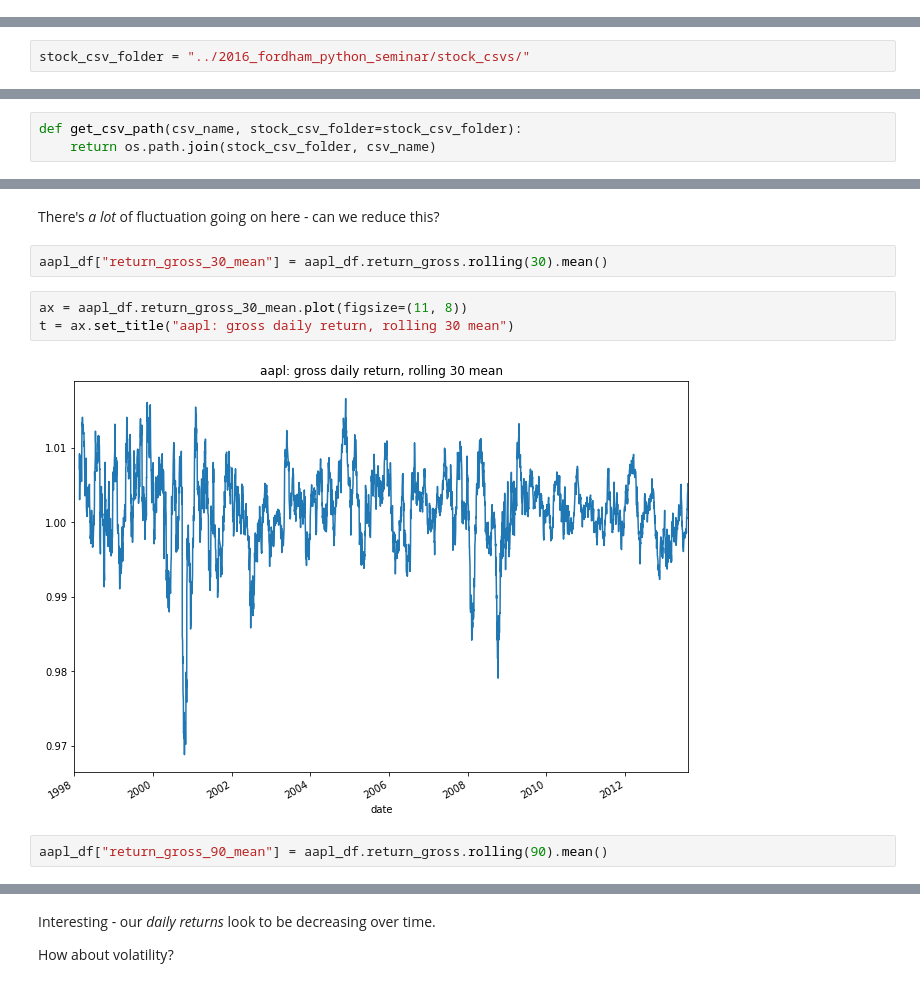
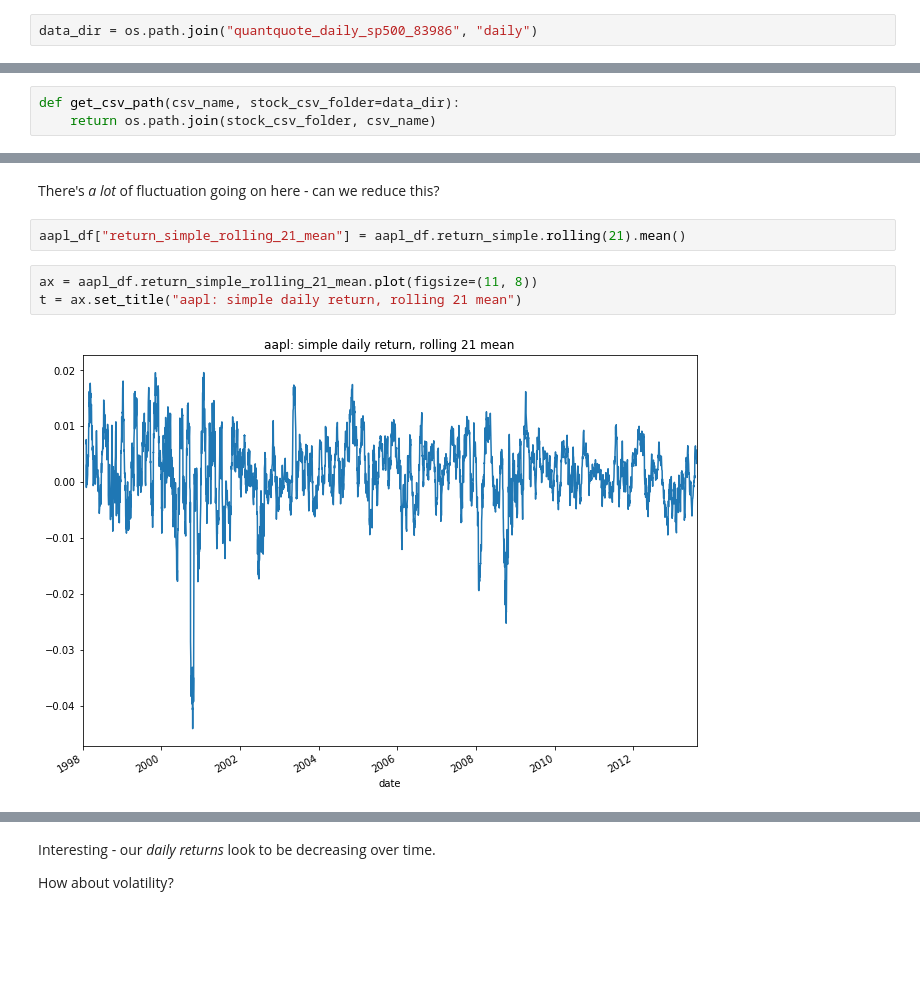
Before and after one commit to lermana/python_fundamentals, a Jupyter notebook: time_series_analysis_answers.ipynb, the cells around one changed output, grey strips where cells are left out. Drawn from its saved outputs; the diff is of its cells as text; blank space fills up the shorter version.

```diff
--- a/time_series_analysis_answers.ipynb
+++ b/time_series_analysis_answers.ipynb
@@ -13,0 +45,2 @@ import matplotlib.pyplot as plt
+# %%
+data_dir = os.path.join("quantquote_daily_sp500_83986", "daily")
@@ -19,3 +53 @@ import matplotlib.pyplot as plt
-# %%
-stock_csv_folder = "../2016_fordham_python_seminar/stock_csvs/"
 # %%
@@ -133,7 +163,7 @@ a_df = a_df.drop("time", axis=1)
 
 Get an _iterable_ of `DataFrames`, one for each stock in our dataset, with the wrangling we did above included.
 # %%
-def get_csv_path(csv_name, stock_csv_folder=stock_csv_folder):
+def get_csv_path(csv_name, stock_csv_folder=data_dir):
     return os.path.join(stock_csv_folder, csv_name)
 # %%
 def get_df(csv_name, cols=cols):
@@ -239,12 +311,10 @@ t = ax.set_title("aapl: simple daily return")
 # %% [markdown]
 There's _a lot_ of fluctuation going on here - can we reduce this?
 # %%
-aapl_df["return_gross_30_mean"] = aapl_df.return_gross.rolling(30).mean()
+aapl_df["return_simple_rolling_21_mean"] = aapl_df.return_simple.rolling(21).mean()
 # %%
-ax = aapl_df.return_gross_30_mean.plot(figsize=(11, 8))
-t = ax.set_title("aapl: gross daily return, rolling 30 mean")
+ax = aapl_df.return_simple_rolling_21_mean.plot(figsize=(11, 8))
+t = ax.set_title("aapl: simple daily return, rolling 21 mean")
 # %% [output]
-[figure, old version]
+[figure, new version]
-# %%
-aapl_df["return_gross_90_mean"] = aapl_df.return_gross.rolling(90).mean()
 # %%
```
Also changed, not shown: parts of 42 cells of this notebook.
